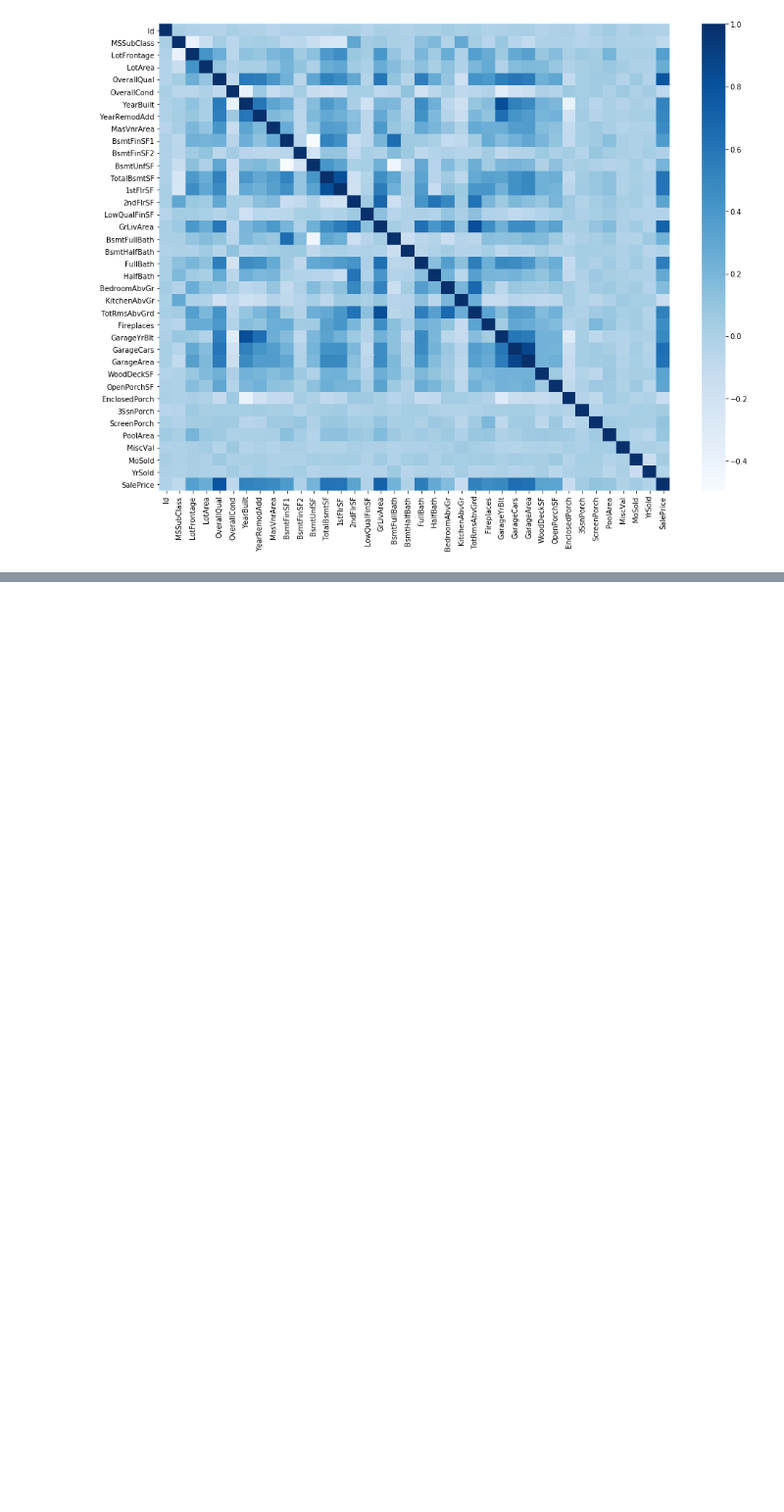
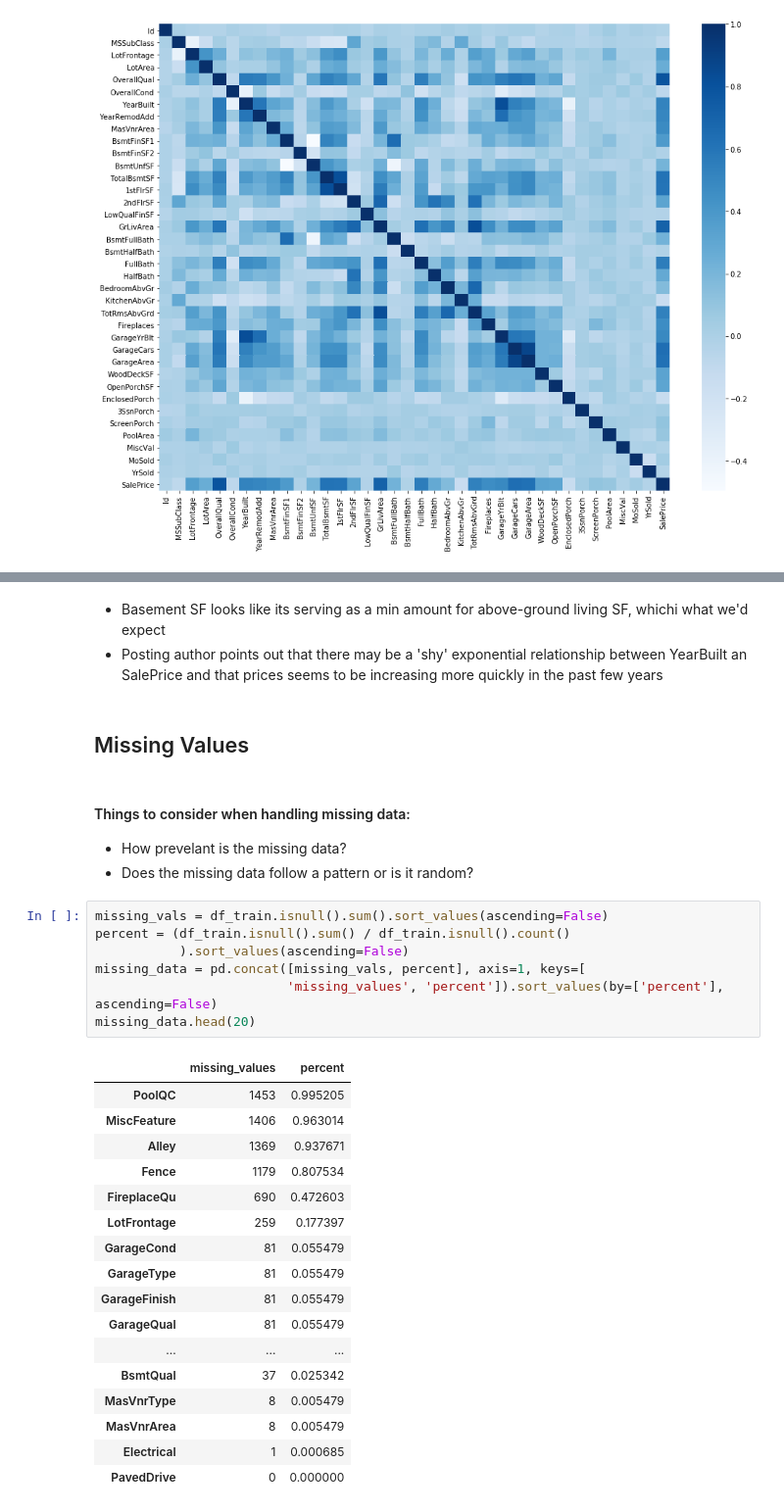
Before and after one commit to defazioj/eda_practice, a Jupyter notebook: notebook/eda/eda.ipynb, the cells around one changed output, grey strips where cells are left out. Shown at 98% size. Saved outputs shown, nothing was run; the diff lists cells and outputs as text; blank space fills up the shorter version.

```diff
--- a/notebook/eda/eda.ipynb
+++ b/notebook/eda/eda.ipynb
@@ -150,0 +191,35 @@ sns.heatmap(corrmat, cmap='Blues');
+# %% [markdown]
+- Basement SF looks like its serving as a min amount for above-ground living SF, whichi what we'd expect
+- Posting author points out that there may be a 'shy' exponential relationship between YearBuilt an SalePrice and that prices seems to be increasing more quickly in the past few years
+# %% [markdown]
+## Missing Values
+# %% [markdown]
+#### Things to consider when handling missing data:
+
+- How prevelant is the missing data?
+- Does the missing data follow a pattern or is it random?
+# %%
+missing_vals = df_train.isnull().sum().sort_values(ascending=False)
+percent = (df_train.isnull().sum() / df_train.isnull().count()
+           ).sort_values(ascending=False)
+missing_data = pd.concat([missing_vals, percent], axis=1, keys=[
+                         'missing_values', 'percent']).sort_values(by=['percent'], ascending=False)
+missing_data.head(20)
+# %% [output]
+|  | missing_values | percent |
+| PoolQC | 1453 | 0.995205 |
+| MiscFeature | 1406 | 0.963014 |
+| Alley | 1369 | 0.937671 |
+| Fence | 1179 | 0.807534 |
+| FireplaceQu | 690 | 0.472603 |
+| LotFrontage | 259 | 0.177397 |
+| GarageCond | 81 | 0.055479 |
+| GarageType | 81 | 0.055479 |
+| GarageFinish | 81 | 0.055479 |
+| GarageQual | 81 | 0.055479 |
+| ... | ... | ... |
+| BsmtQual | 37 | 0.025342 |
+| MasVnrType | 8 | 0.005479 |
+| MasVnrArea | 8 | 0.005479 |
+| Electrical | 1 | 0.000685 |
+| PavedDrive | 0 | 0.000000 |
```
Also changed, not shown: parts of 13 cells of this notebook.
